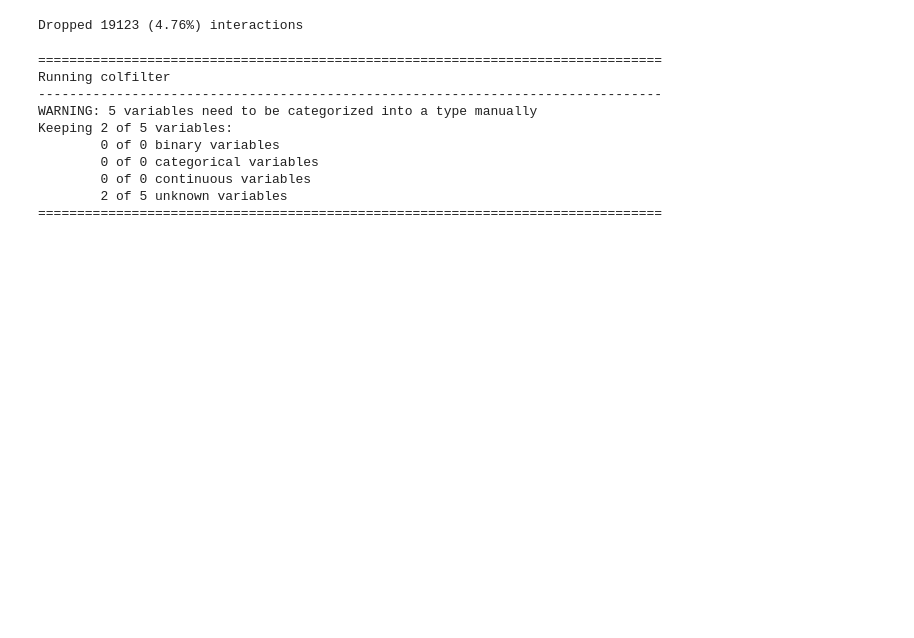
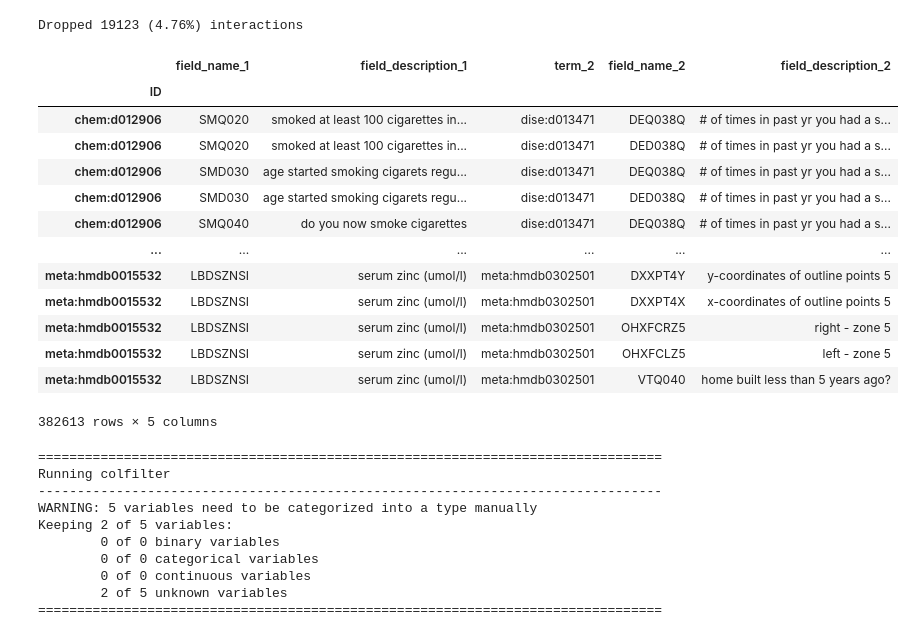
Before and after one commit to HallLab/pbs_igem, a Jupyter notebook: scripts/Phase_6_Run_Interactions.ipynb, the cells around one changed output. Cells and saved outputs as stored; diff of their text form; code cells hidden in the pictures; blank space fills up the shorter version.

```diff
--- a/scripts/Phase_6_Run_Interactions.ipynb
+++ b/scripts/Phase_6_Run_Interactions.ipynb
@@ -50,6 +50,23 @@ percentage_dropped = (num_dropped / len(df_model)) * 100
 print(f'Dropped {num_dropped} ({percentage_dropped:.2f}%) interactions')
 # %% [output]
 Dropped 19123 (4.76%) interactions
+# %%
+df_model_filtered
+# %% [output]
+|  | field_name_1 | field_description_1 | term_2 | field_name_2 | field_description_2 |
+| ID |  |  |  |  |  |
+| chem:d012906 | SMQ020 | smoked at least 100 cigarettes in... | dise:d013471 | DEQ038Q | # of times in past yr you had a s... |
+| chem:d012906 | SMQ020 | smoked at least 100 cigarettes in... | dise:d013471 | DED038Q | # of times in past yr you had a s... |
+| chem:d012906 | SMD030 | age started smoking cigarets regu... | dise:d013471 | DEQ038Q | # of times in past yr you had a s... |
+| chem:d012906 | SMD030 | age started smoking cigarets regu... | dise:d013471 | DED038Q | # of times in past yr you had a s... |
+| chem:d012906 | SMQ040 | do you now smoke cigarettes | dise:d013471 | DEQ038Q | # of times in past yr you had a s... |
+| ... | ... | ... | ... | ... | ... |
+| meta:hmdb0015532 | LBDSZNSI | serum zinc (umol/l) | meta:hmdb0302501 | DXXPT4Y | y-coordinates of outline points 5 |
+| meta:hmdb0015532 | LBDSZNSI | serum zinc (umol/l) | meta:hmdb0302501 | DXXPT4X | x-coordinates of outline points 5 |
+| meta:hmdb0015532 | LBDSZNSI | serum zinc (umol/l) | meta:hmdb0302501 | OHXFCRZ5 | right - zone 5 |
+| meta:hmdb0015532 | LBDSZNSI | serum zinc (umol/l) | meta:hmdb0302501 | OHXFCLZ5 | left - zone 5 |
+| meta:hmdb0015532 | LBDSZNSI | serum zinc (umol/l) | meta:hmdb0302501 | VTQ040 | home built less than 5 years ago? |
+382613 rows × 5 columns
 # %%
 # Keep only interactions terms
 df_model_filtered = igem.epc.modify.colfilter(
```
Also changed, not shown: parts of 1 cell of this notebook.
